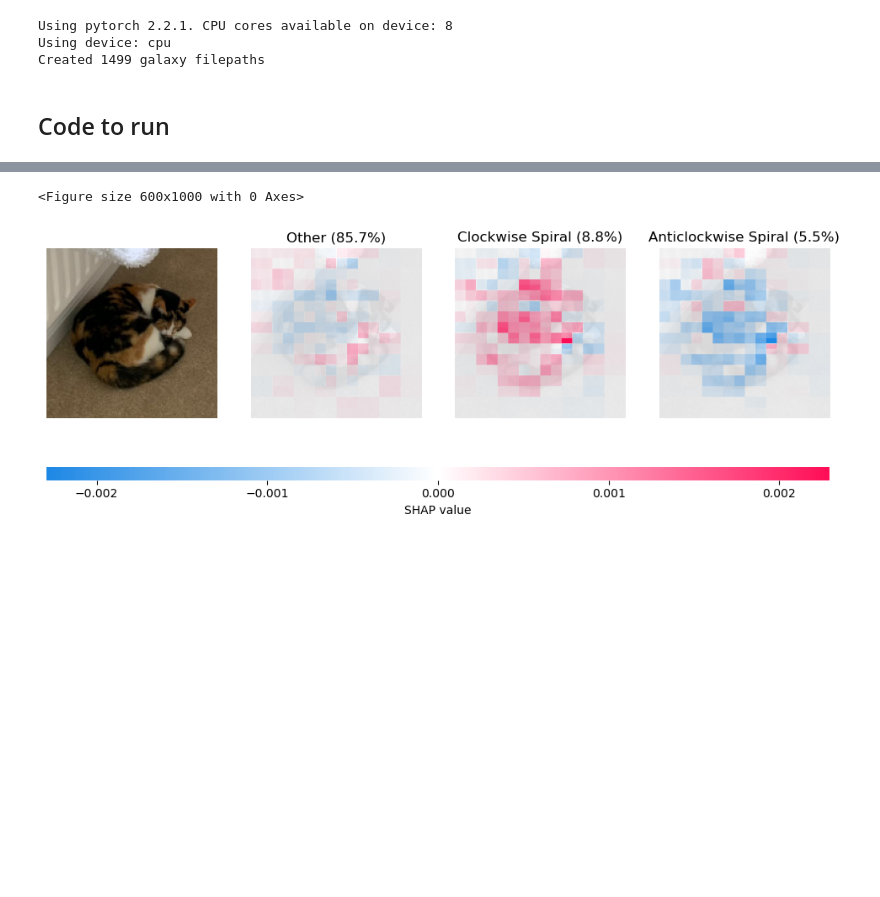
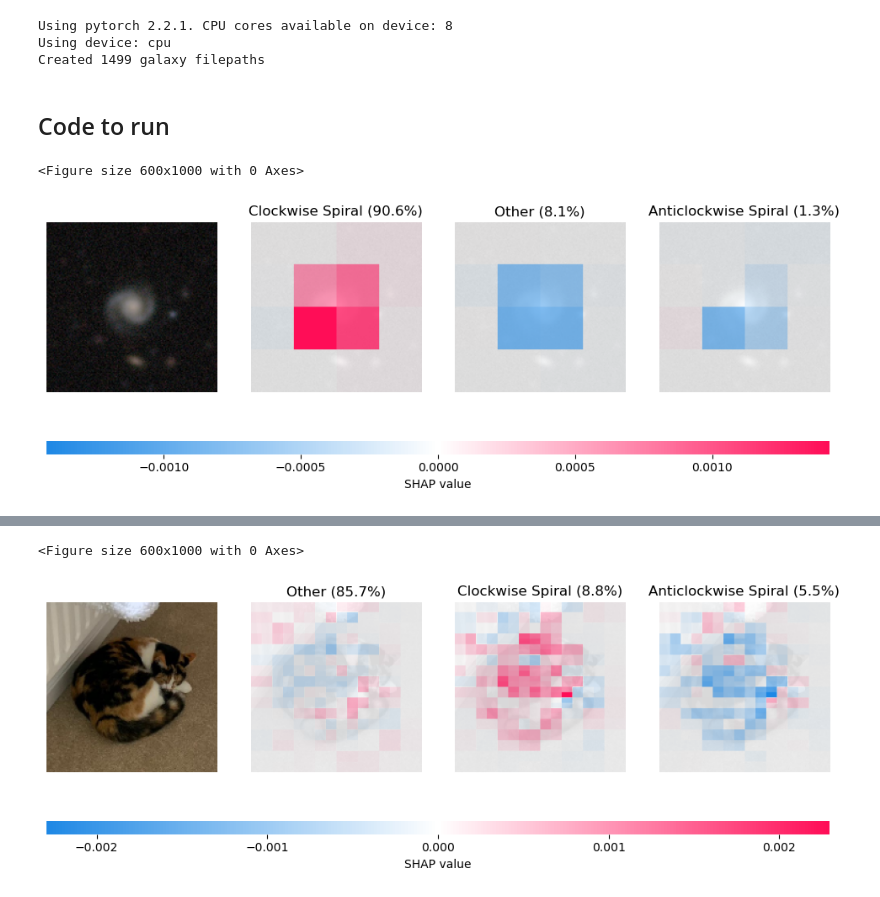
Before and after one commit to neil-power/mphys-galaxy, a Jupyter notebook: Code/shap_analysis.ipynb, the cells around one changed output, grey strips where cells are left out. Cells and saved outputs as stored; diff of their text form; code cells hidden in the pictures; blank space fills up the shorter version.

```diff
--- a/Code/shap_analysis.ipynb
+++ b/Code/shap_analysis.ipynb
@@ -128,7 +128,7 @@ def generate_shap_plot(image_index):
 
     masker = shap.maskers.Image("blur(160,160)",Xtr[0].shape)
     explainer = shap.Explainer(pass_to_model, masker, output_names=class_names)
-    shap_values = explainer(Xtr[0:1], max_evals=100, batch_size=100, outputs=shap.Explanation.argsort.flip[:3])
+    shap_values = explainer(Xtr[0:1], max_evals=1000, batch_size=100, outputs=shap.Explanation.argsort.flip[:3])
     shap_values.data = shap_values.data.cpu().numpy()
 
     plt.figure(figsize=(6,10))
@@ -143,0 +138,5 @@ def generate_shap_plot(image_index):
+# %%
+generate_shap_plot(2)
+# %% [output]
+<Figure size 600x1000 with 0 Axes>
+[figure, added]
```
Also changed, not shown: parts of 5 cells of this notebook, 22 other files.
